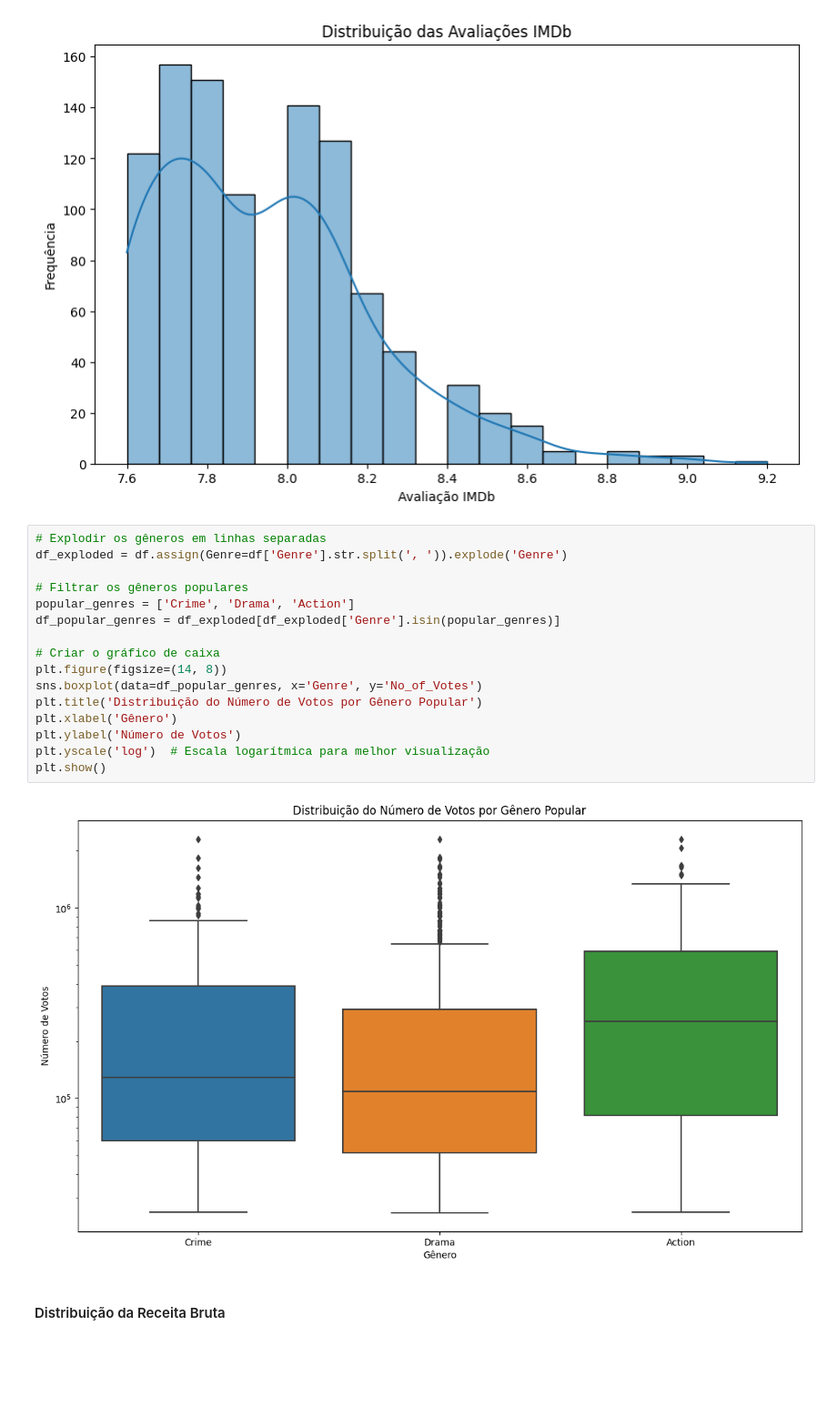
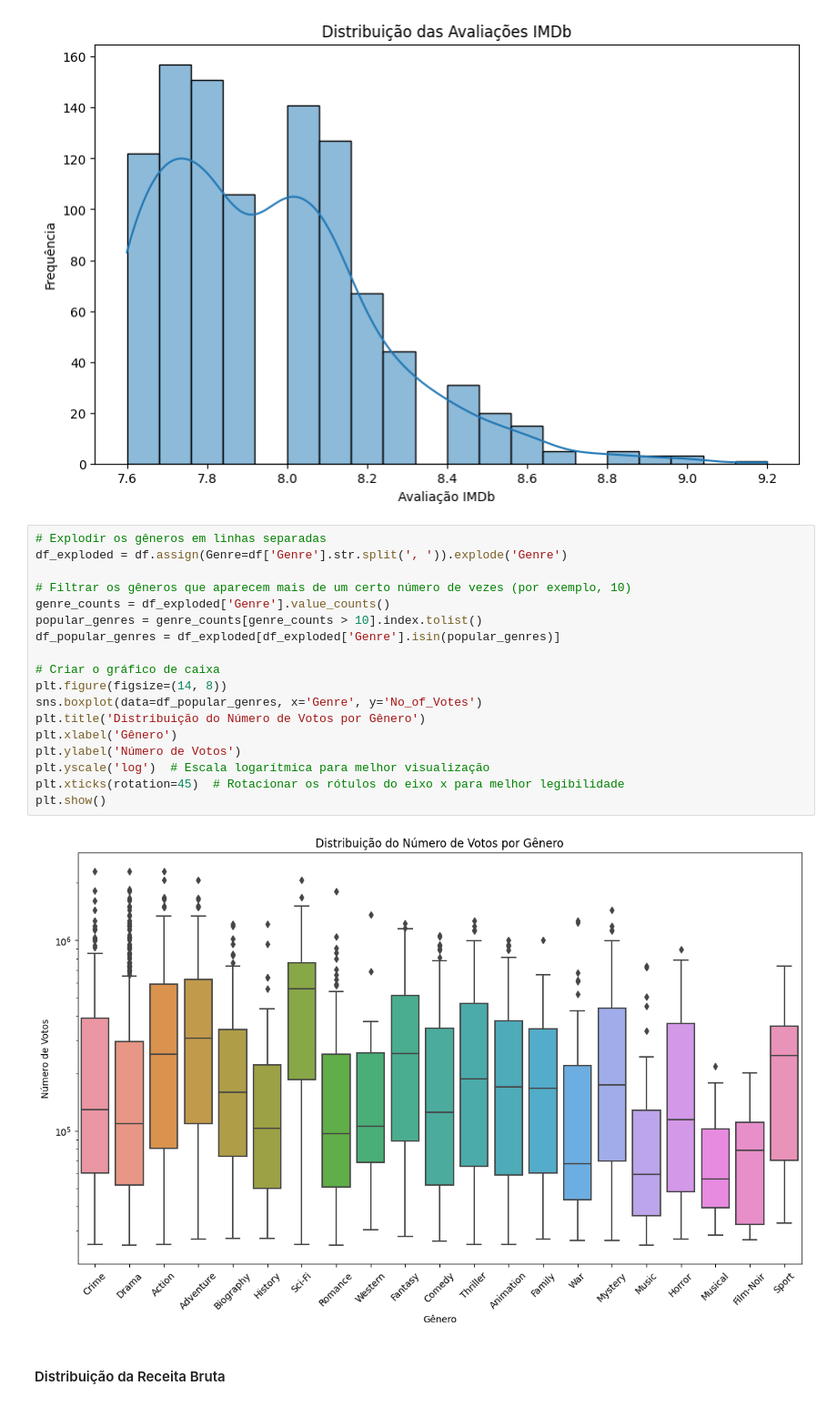
Before and after one commit to Ruann-01/LH_CD_RUANN_CAMPOS_DE_CASTRO_FARRAPO, a Jupyter notebook: Notebook_EDA.ipynb, the cells around one changed output. Shown at 91% size. Drawn from its saved outputs; the diff is of its cells as text; blank space fills up the shorter version.

```diff
--- a/Notebook_EDA.ipynb
+++ b/Notebook_EDA.ipynb
@@ -182,21 +184,23 @@ plt.show()
 # %%
 # Explodir os gêneros em linhas separadas
 df_exploded = df.assign(Genre=df['Genre'].str.split(', ')).explode('Genre')
 
-# Filtrar os gêneros populares
-popular_genres = ['Crime', 'Drama', 'Action']
+# Filtrar os gêneros que aparecem mais de um certo número de vezes (por exemplo, 10)
+genre_counts = df_exploded['Genre'].value_counts()
+popular_genres = genre_counts[genre_counts > 10].index.tolist()
 df_popular_genres = df_exploded[df_exploded['Genre'].isin(popular_genres)]
 
 # Criar o gráfico de caixa
 plt.figure(figsize=(14, 8))
 sns.boxplot(data=df_popular_genres, x='Genre', y='No_of_Votes')
-plt.title('Distribuição do Número de Votos por Gênero Popular')
+plt.title('Distribuição do Número de Votos por Gênero')
 plt.xlabel('Gênero')
 plt.ylabel('Número de Votos')
 plt.yscale('log')  # Escala logarítmica para melhor visualização
+plt.xticks(rotation=45)  # Rotacionar os rótulos do eixo x para melhor legibilidade
 plt.show()
 # %% [output]
-[figure, old version]
+[figure, new version]
 # %% [markdown]
 #### Distribuição da Receita Bruta
 # %%
```
Also changed, not shown: parts of 7 cells of this notebook.
